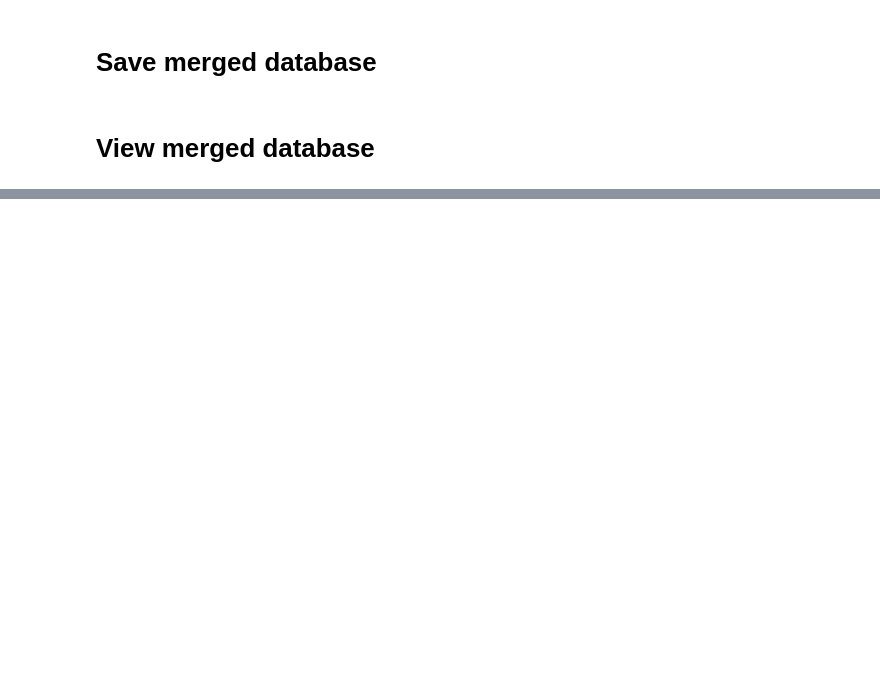
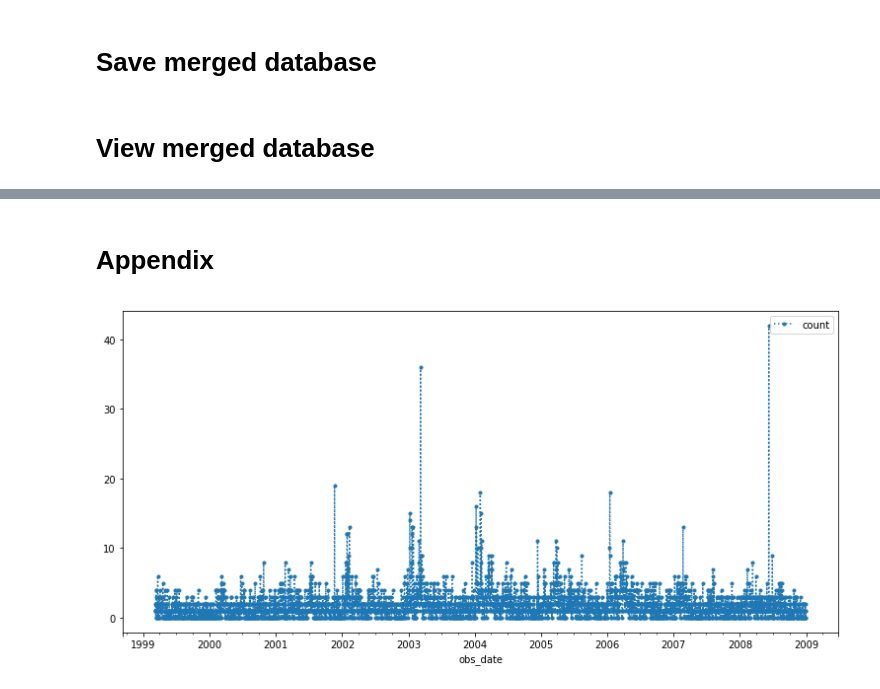
Before and after one commit to rweigel/stranding, a Jupyter notebook: notebooks/Merged_Database.ipynb, the cells around one changed output, grey strips where cells are left out. Cells and saved outputs as stored; diff of their text form; code cells hidden in the pictures; blank space fills up the shorter version.

```diff
--- a/notebooks/Merged_Database.ipynb
+++ b/notebooks/Merged_Database.ipynb
@@ -19,7 +24,7 @@ To execute, download the [data directory]() directory and modify <code>rootDir</
 # %%
 %reset -f
-rootDir = '/Users/robertweigel/Desktop/Weigel_Stranding/data'
-tmpDir =  '/Users/robertweigel/Desktop/Weigel_Stranding/datatmp'
+rootDir = '/Users/robertweigel/git/stranding/data'
+tmpDir =  '/Users/robertweigel/git/stranding/data-tmp' # Will be created if not found
 # %%
 import pandas as pd
 import numpy as np
@@ -636,3 +641,25 @@ dfMerged.head()
 | 1999-03-09 | 0.0 | 0.0 | 0 | 0 | 0 | ... |
 | 1999-03-10 | 0.0 | 0.0 | 0 | 0 | 0 | ... |
 | 1999-03-11 | 0.0 | 0.0 | 0 | 0 | 0 | ... |
+# %% [markdown]
+# Appendix
+# %%
+# Data from http://seamap.env.duke.edu/dataset/731
+# Does not indicate if live or dead stranding
+file = os.path.join(rootDir,'obis_seamap_dataset_731_csv_22739','obis_seamap_dataset_731_points_csv.csv')
+dfStranding2 = pd.read_csv(file)
+dfStranding2.index = pd.DatetimeIndex(dfStranding2.obs_date)
+dfStranding2.sort_index(inplace=True)
+dfStranding2
+
+dfStranding2 = dfStranding2.loc[begin_date: end_date]
+dfStranding2.head(10)
+
+dfStranding2 = dfStranding2.resample('D').sum().replace(np.NaN, 0.0)
+dfStranding2.plot(y=['count'], figsize=(13,6), marker='.', ls=':')
+dfStranding2.describe()
+
+dfMerged2 = dfStranding2.merge(dfMag, how='outer', left_index=True, right_index=True)
+dfMerged2 = dfMerged2.merge(dfSW, how='outer', left_index=True, right_index=True)
+# %% [output]
+[figure, added]
```
Also changed, not shown: parts of 5 cells of this notebook, 2 other files.
